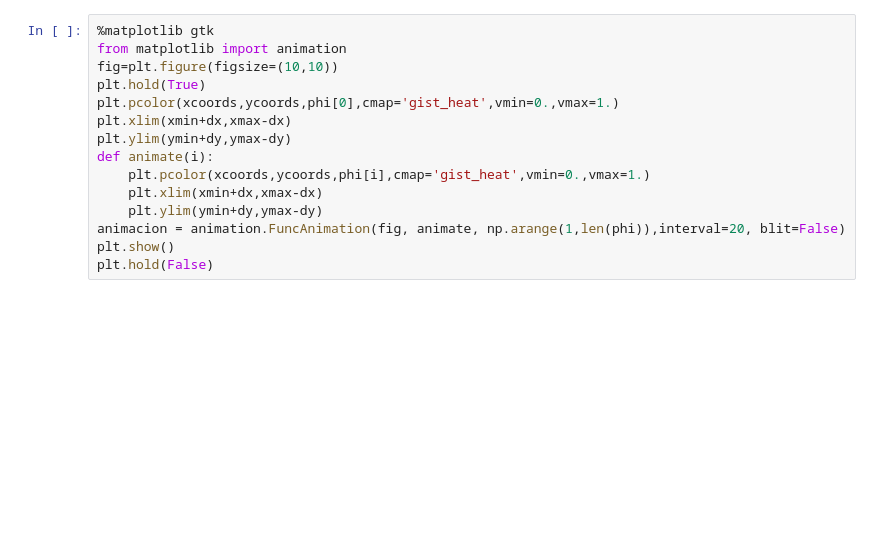
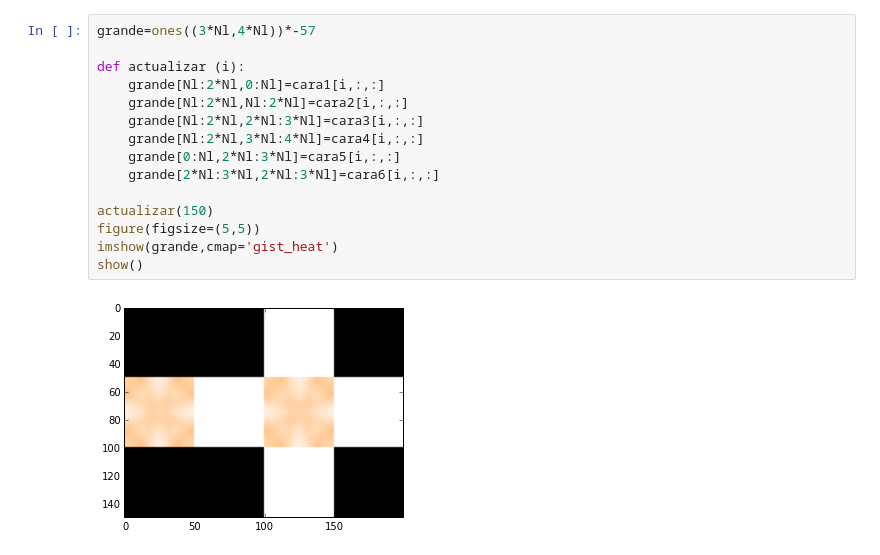
Before and after one commit to niveku/MC, a Jupyter notebook: Talleres/Taller8/Untitled0.ipynb, the cells around one changed output. Saved outputs shown, nothing was run; the diff lists cells and outputs as text; blank space fills up the shorter version.

```diff
--- a/Talleres/Taller8/Untitled0.ipynb
+++ b/Talleres/Taller8/Untitled0.ipynb
@@ -33,15 +63,17 @@ Populating the interactive namespace from numpy and matplotlib
-# %%
-%matplotlib gtk
-from matplotlib import animation
-fig=plt.figure(figsize=(10,10))
-plt.hold(True)
-plt.pcolor(xcoords,ycoords,phi[0],cmap='gist_heat',vmin=0.,vmax=1.)
-plt.xlim(xmin+dx,xmax-dx)
-plt.ylim(ymin+dy,ymax-dy)
-def animate(i):
-    plt.pcolor(xcoords,ycoords,phi[i],cmap='gist_heat',vmin=0.,vmax=1.)
-    plt.xlim(xmin+dx,xmax-dx)
-    plt.ylim(ymin+dy,ymax-dy)
-animacion = animation.FuncAnimation(fig, animate, np.arange(1,len(phi)),interval=20, blit=False)
-plt.show()
-plt.hold(False)
+# %%
+grande=ones((3*Nl,4*Nl))*-57
+
+def actualizar (i):
+    grande[Nl:2*Nl,0:Nl]=cara1[i,:,:]
+    grande[Nl:2*Nl,Nl:2*Nl]=cara2[i,:,:]
+    grande[Nl:2*Nl,2*Nl:3*Nl]=cara3[i,:,:]
+    grande[Nl:2*Nl,3*Nl:4*Nl]=cara4[i,:,:]
+    grande[0:Nl,2*Nl:3*Nl]=cara5[i,:,:]
+    grande[2*Nl:3*Nl,2*Nl:3*Nl]=cara6[i,:,:]
+
+actualizar(150)
+figure(figsize=(5,5))
+imshow(grande,cmap='gist_heat')
+show()
+# %% [output]
+[figure, added]
```
Also changed, not shown: parts of 4 cells of this notebook, 1 other file.
